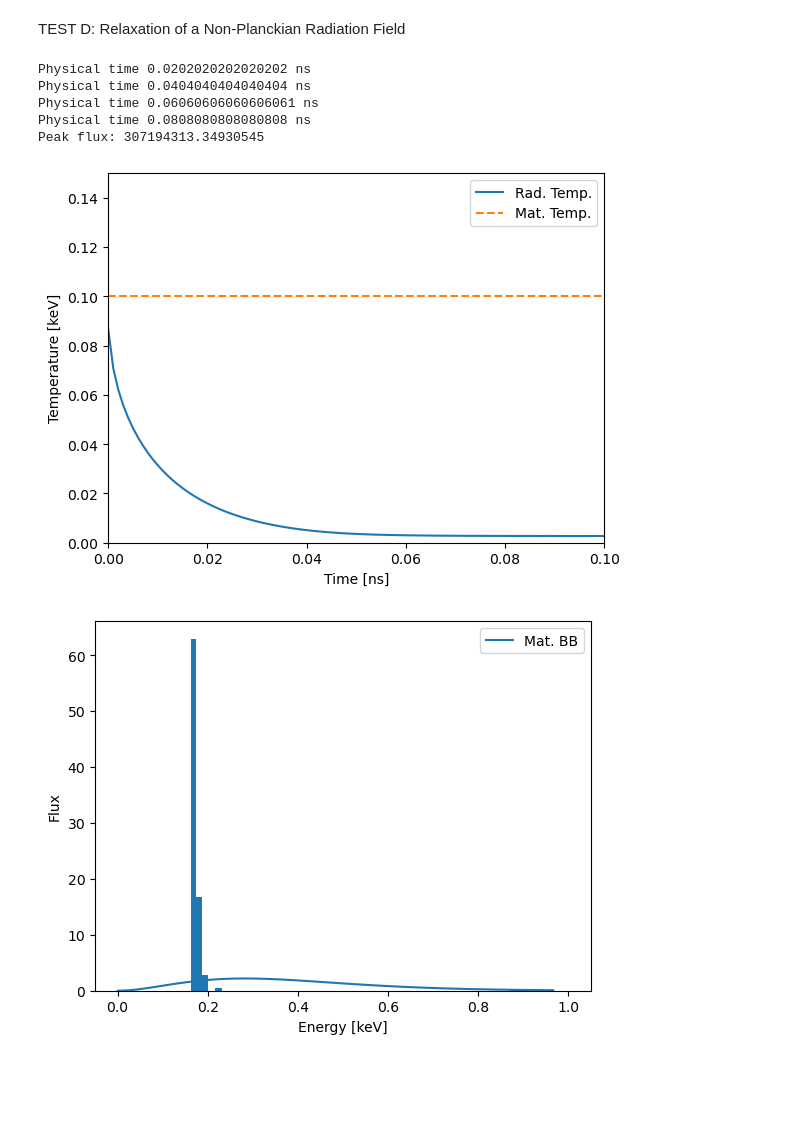
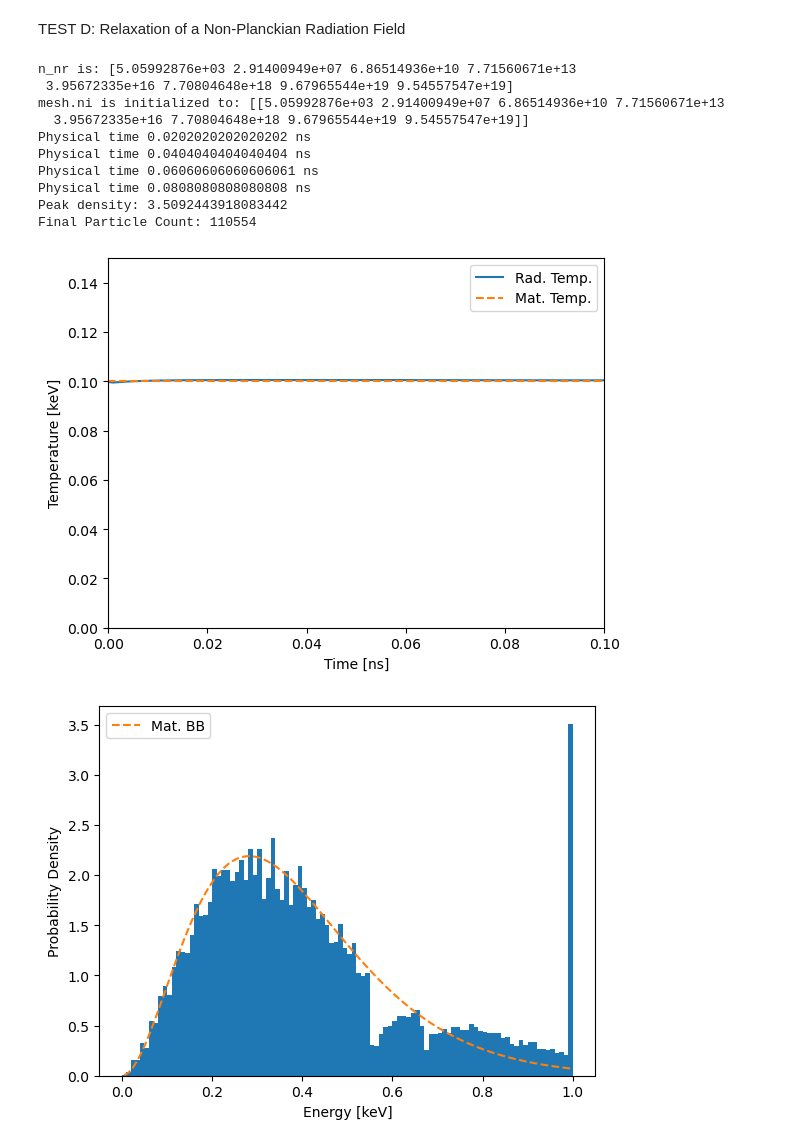
Before and after one commit to jmzola16/photoionization, a Jupyter notebook: Verification/TestEquilibrium.ipynb, the cells around one changed output. Saved outputs shown, nothing was run; the diff lists cells and outputs as text; code cells hidden in the pictures; blank space fills up the shorter version.

Commit message:
Committing changes before experimentation with updating states for iteration

```diff
--- a/Verification/TestEquilibrium.ipynb
+++ b/Verification/TestEquilibrium.ipynb
@@ -458,13 +628,13 @@ def iterative_solver_const_T(census, cutoff, mesh, timestep_dist, tol, max_it, s
 
         census, mesh, leaked_energy = advance_particles(census, cutoff, mesh, timestep_dist, old_mesh)
 
+        # Use previous iteration's temperatures to source particles from recombination
+        census = mesh.source_particles_recombination(rng, census, cutoff, dt)
+
         # Calculate the update to ionization level and associated error
         mesh.update_state(old_mesh, 0.99)
 
         mesh.Te[mesh.get_index(0, 0)] = T_eq
-
-        # Use previous iteration's temperatures to source particles from recombination
-        census = mesh.source_particles_recombination(rng, census, cutoff, dt)
 
         err[0] = np.linalg.norm(mesh.ni - mesh_previt.ni)
         err_per_it[0, it] = err[0]
@@ -501,6 +671,10 @@ max_it = 100
 bcs = np.ones((2*dim, ), dtype=np.int32)
 
 mesh = Mesh(dim, edges, mat.Z, M, mat, n0, N_recomb_tot, N_bremsstrahlung, bcs)
+mesh.ni[mesh.get_index(0, 0), :] = n_rc_nr
+
+print(f"n_nr is: {n_rc_nr}")
+print(f"mesh.ni is initialized to: {mesh.ni}")
 
 type_photon = Particle(0.1, 0.1, 0.5, np.pi, 800.0, 1.0, 0, 0, 0.0)
 census = List.empty_list(typeof(type_photon))
@@ -511,7 +685,7 @@ rng = np.random.default_rng()
 # Source an initial number of particles
 cell_i = 0
 cell_k = 0
-w0 = Constants.GJ2keV*Constants.a*T_eq**4/N_source
+w0 = Constants.GJ2keV*Constants.a*(T_eq)**4/N_source
 
 for i in range(N_source):
     z_edges = mesh.get_edges_dim(0)
@@ -559,13 +733,11 @@ plt.xlim([0, end_time])
 plt.ylim([0, 1.5*T_eq])
 plt.legend()
 
-energy_min_power = -3
-energy_max_power = 0
-energy_min = 10**energy_min_power
-energy_max = 10**energy_max_power
+energy_min = 0.01
+energy_max = 1
 num_energy_bins = 100
 energy_bin_edges = np.zeros((num_energy_bins + 1, ))
-energy_bin_edges[1:] = np.logspace(-3, 0, num_energy_bins)
+energy_bin_edges[1:] = np.linspace(energy_min, energy_max, num_energy_bins)
 energy_bin_widths = np.diff(energy_bin_edges)
 energy_bin_centers = energy_bin_edges[:-1] + energy_bin_widths/2
 values = np.zeros_like(energy_bin_centers)
@@ -574,38 +746,44 @@ for p in census:
     energy = Constants.h*p.nu
     energy_idx = np.searchsorted(energy_bin_edges, energy) - 1
     if energy >= energy_max:
-        energy_idx = num_energy_bins - 2
+        energy_idx = num_energy_bins - 1
 
     values[energy_idx] += p.w*energy/len(census)
 
 blackbody_flux = Constants.GJ2keV*Constants.sigma_SB*T_eq**4
 
-print(f"Peak flux: {np.max(values)/(np.sum(values)*energy_bin_widths)}")
+print(f"Peak density: {np.max(values/(np.sum(values)*energy_bin_widths))}")
+print(f"Final Particle Count: {len(census)}")
 
 plt.figure()
 plt.bar(energy_bin_centers, values/(np.sum(values)*energy_bin_widths), width=energy_bin_widths, align='center')
 plt.xlabel("Energy [keV]")
-plt.ylabel("Flux")
-plt.plot(energy_bin_centers, xsf.blackbody(energy_bin_centers/Constants.h, T_eq)/(Constants.h*blackbody_flux), label='Mat. BB')
+plt.ylabel("Probability Density")
+plt.plot(energy_bin_centers, xsf.blackbody(energy_bin_centers/Constants.h, T_eq)/(Constants.h*blackbody_flux), c='tab:orange', ls='--', label='Mat. BB')
 plt.legend()
 plt.show()
 
 print(f"Total ion density: {np.sum(n_over_time[:, -1])}")
 
 plt.figure()
 for level in range(N_levels + 1):
     plt.semilogy(times, n_over_time[level, :], label=str(level))
 
 plt.xlabel("Time [ns]")
 plt.ylabel("Ion Fraction [-]")
 plt.xlim([0, end_time])
 plt.legend()
 plt.show()
 # %% [output]
+n_nr is: [5.05992876e+03 2.91400949e+07 6.86514936e+10 7.71560671e+13
+ 3.95672335e+16 7.70804648e+18 9.67965544e+19 9.54557547e+19]
+mesh.ni is initialized to: [[5.05992876e+03 2.91400949e+07 6.86514936e+10 7.71560671e+13
+  3.95672335e+16 7.70804648e+18 9.67965544e+19 9.54557547e+19]]
 Physical time 0.0202020202020202 ns
 Physical time 0.0404040404040404 ns
 Physical time 0.06060606060606061 ns
 Physical time 0.0808080808080808 ns
-Peak flux: 307194313.34930545
+Peak density: 3.5092443918083442
+Final Particle Count: 110554
-[figure, old version]
+[figure, new version]
-[figure, old version]
+[figure, new version]
```
Also changed, not shown: parts of 17 cells of this notebook, 5 other files.
